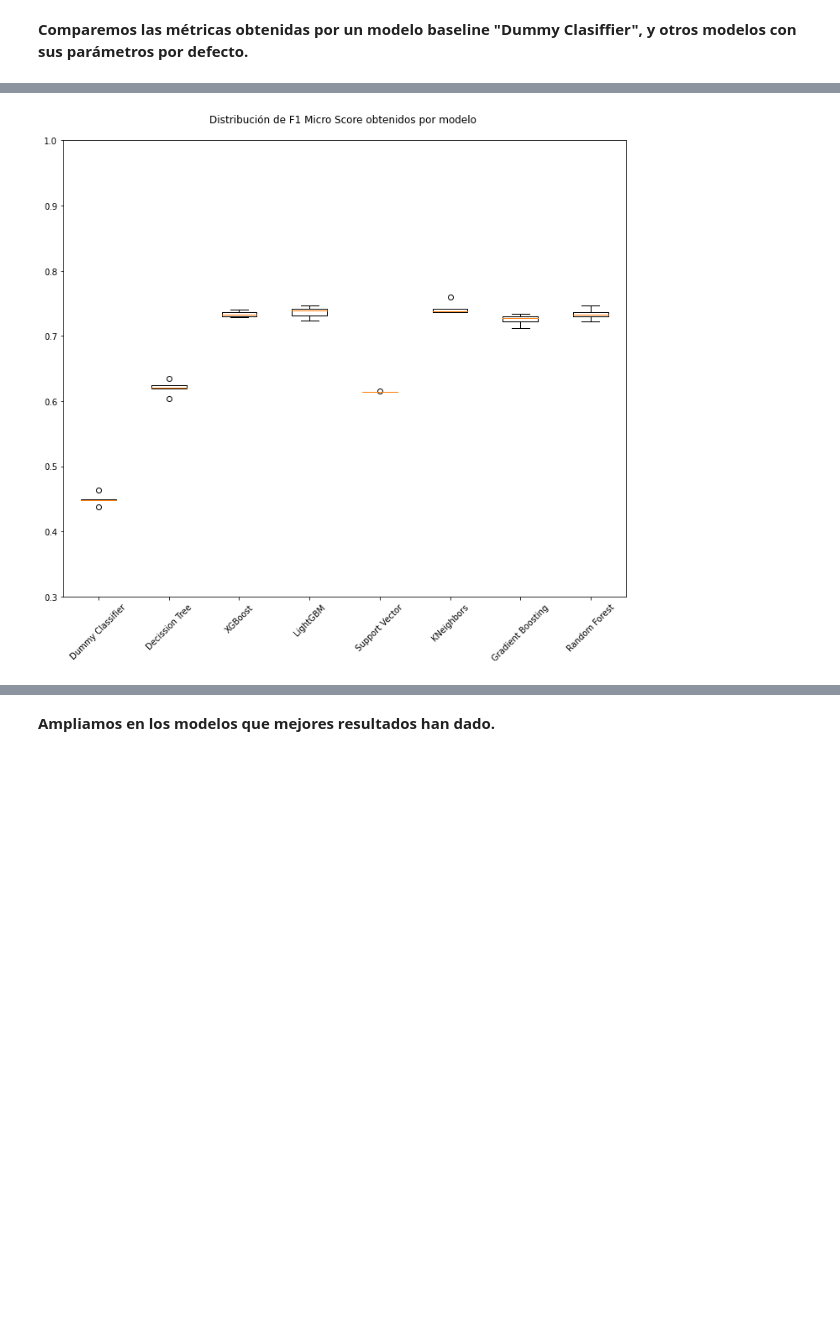
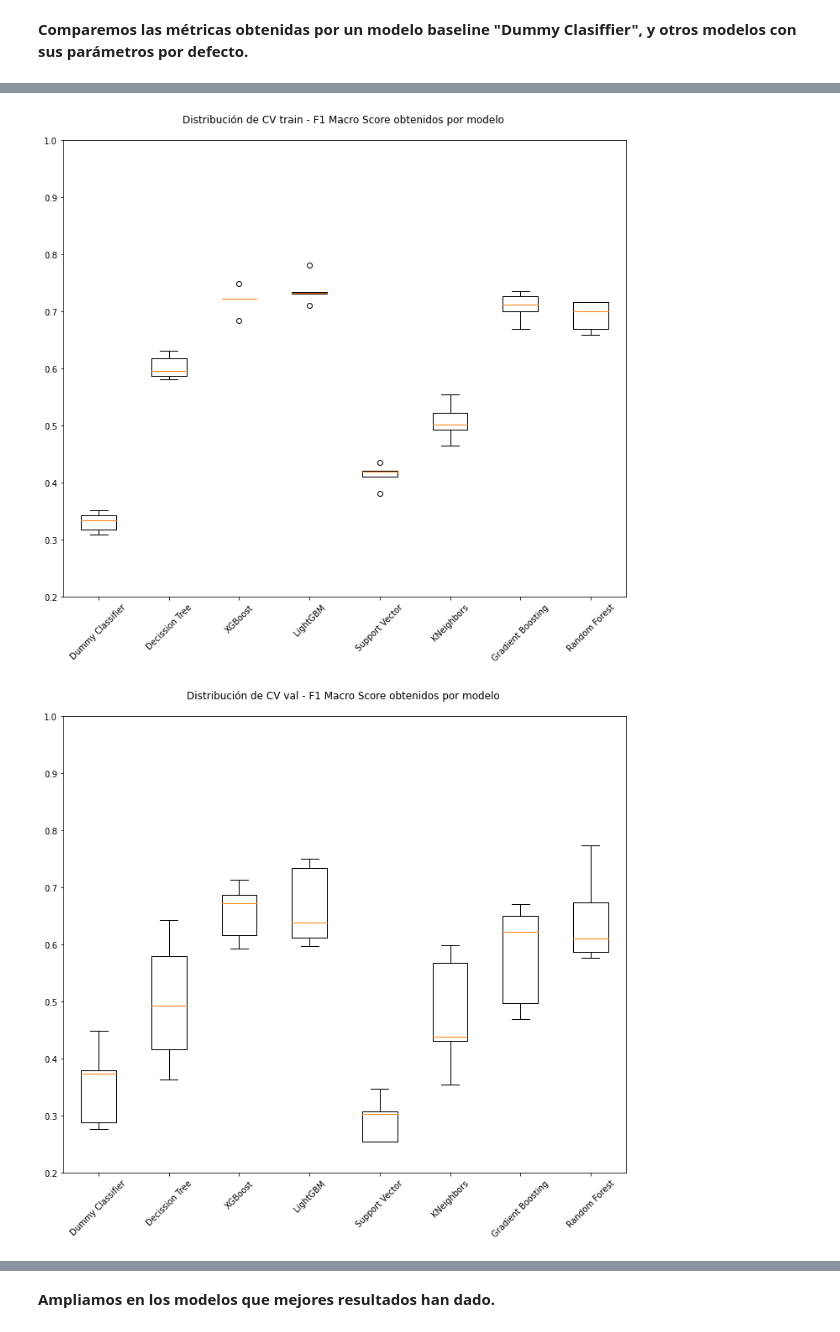
Before and after one commit to yaninaiberra/MentoriaBCI, a Jupyter notebook: EntregaTP4/MentoriaBCI_Grupo2_TP4.ipynb, the cells around one changed output, grey strips where cells are left out. Cells and saved outputs as stored; diff of their text form; code cells hidden in the pictures; blank space fills up the shorter version.

```diff
--- a/EntregaTP4/MentoriaBCI_Grupo2_TP4.ipynb
+++ b/EntregaTP4/MentoriaBCI_Grupo2_TP4.ipynb
@@ -457,0 +446,5 @@ best_features.head()
+# %%
+# dataset con la senal filtrada y sólo teniendo el rango de frecuencias de interés
+dataset_filtered_range = BCIDataset(csvs_path,
+                         window_size=750,
+                        feature_extractor=filtered_range)
@@ -745,7 +930,9 @@ print('==========================================')
 print('Baselines Models')
 print('==========================================')
 results = {
-    'transformer0': [],
+    'transformer0_train': [],
+    'transformer0_val': [],
+    'transformer0_test': [],
 }
 
 models = []
@@ -768,13 +955,30 @@ for name, model in models:
     print(f'{name}')
     print('==========================================')
 
-    cv_results_t0 = cross_val_score(model, X_train, y_train, cv=cv, scoring='f1_micro')
+    cv_results_t0_train = cross_val_score(model, X_train, y_train, cv=cv, scoring='f1_macro')
+    cv_results_t0_val = cross_val_score(model, X_val, y_val, cv=cv, scoring='f1_macro')
+    cv_results_t0_test = cross_val_score(model, X_test, y_test, cv=cv, scoring='f1_macro')
 
-    results['transformer0'].append(cv_results_t0)
+    model_clf, clf_report_train, clf_report_val, clf_report_test = experiment2(model, X_train, X_val, X_test)
+    print_clf_reports(model_clf, clf_report_train, clf_report_val, clf_report_test)
+
+    results['transformer0_train'].append(cv_results_t0_train)
+    results['transformer0_val'].append(cv_results_t0_val)
+    results['transformer0_test'].append(cv_results_t0_test)
 
     names.append(name)
 
-    print('F1 Score Micro mean: %.3f - ' % cv_results_t0.mean(), 'F1 Score Micro std: %.3f' % cv_results_t0.std())
+    print('CV Train - F1 Score Macro mean: %.3f - ' % cv_results_t0_train.mean(), \
+          'CV F1 Score Macro min: %.3f' % cv_results_t0_train.min(), \
+          'CV F1 Score Macro max: %.3f' % cv_results_t0_train.max())
+
+    print('CV Val - F1 Score Macro mean: %.3f - ' % cv_results_t0_val.mean(), \
+          'CV F1 Score Macro min: %.3f' % cv_results_t0_val.min(), \
+          'CV F1 Score Macro max: %.3f' % cv_results_t0_val.max())
+
+    print('CV Test - F1 Score Macro mean: %.3f - ' % cv_results_t0_test.mean(), \
+          'CV F1 Score Macro min: %.3f' % cv_results_t0_test.min(), \
+          'CV F1 Score Macro max: %.3f' % cv_results_t0_test.max())
 # %% [output]
 ==========================================
 Baselines Models
@@ -797,13 +1016,15 @@ XGBoost
 # %%
-plt.figure(figsize=(12, 10))
 
-for i in range(len(results)):
-    #print(results[f'transformer{i}'])
-    plt.boxplot(results[f'transformer{i}'], labels=names)
-    plt.title(f"Distribución de F1 Micro Score obtenidos por modelo \n")
+results_set = ['train', 'val', 'test']
+
+for i in results_set:
+    plt.figure(figsize=(12, 10))
+    plt.boxplot(results[f'transformer0_{i}'], labels=names)
+    plt.title(f"Distribución de CV {i} - F1 Macro Score obtenidos por modelo \n")
     plt.xticks(rotation=45)
-    plt.ylim(0.3, 1)
+    plt.ylim(0.2, 1)
     plt.show()
 print('')
 # %% [output]
-[figure, old version]
+[figure, new version]
+[figure, added]
```
Also changed, not shown: parts of 64 cells of this notebook.
